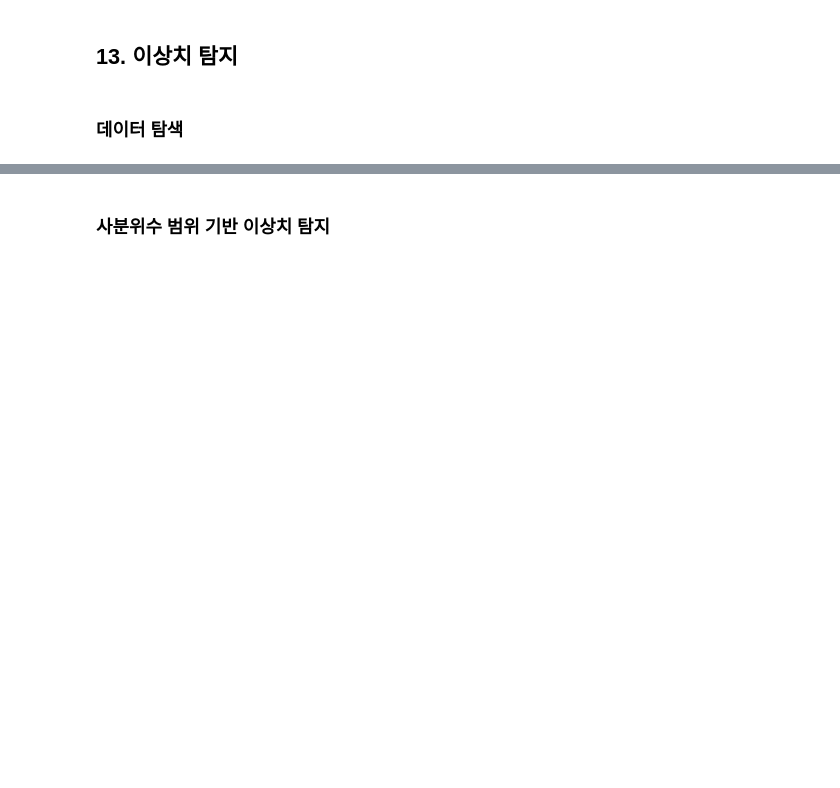
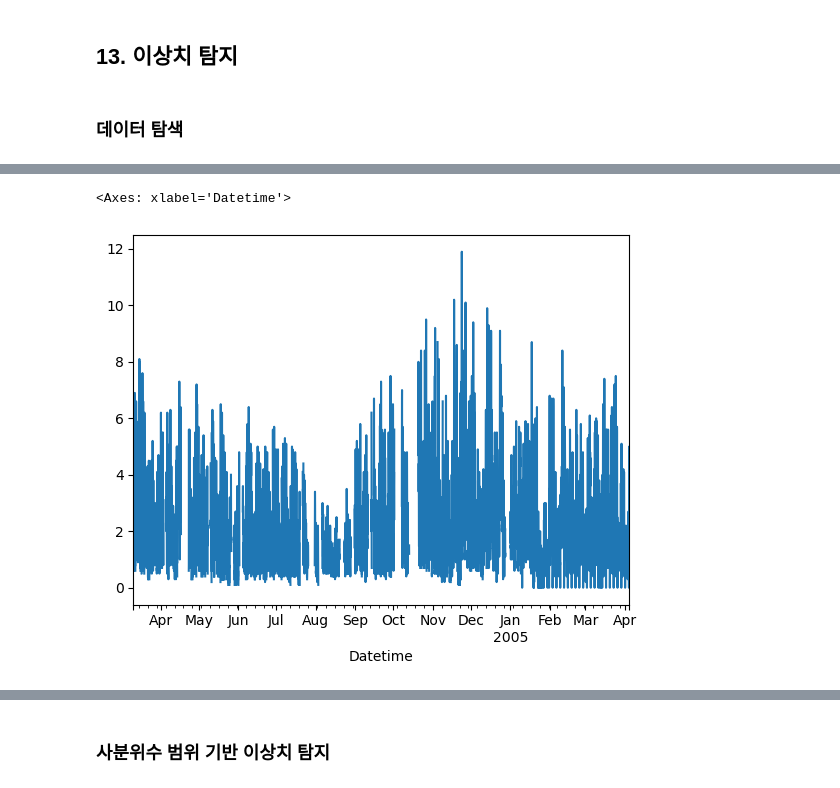
Before and after one commit to hyunssii/sh320-data-engineering, a Jupyter notebook: data_engineering/ex13_outlier_detection.ipynb, the cells around one changed output, grey strips where cells are left out. Cells and saved outputs as stored; diff of their text form; code cells hidden in the pictures; blank space fills up the shorter version.

```diff
--- a/data_engineering/ex13_outlier_detection.ipynb
+++ b/data_engineering/ex13_outlier_detection.ipynb
@@ -29,5 +37,8 @@ df.head()
 # %%
 # [+] 일산화탄소 변수 (CO(GT)) 시각화
-...
+df['CO(GT)'].plot()
+# %% [output]
+<Axes: xlabel='Datetime'>
+[figure, added]
 # %%
 # [+] 결측 데이터 처리: 선형 보간
```
Also changed, not shown: parts of 22 cells of this notebook, 1 other file.
